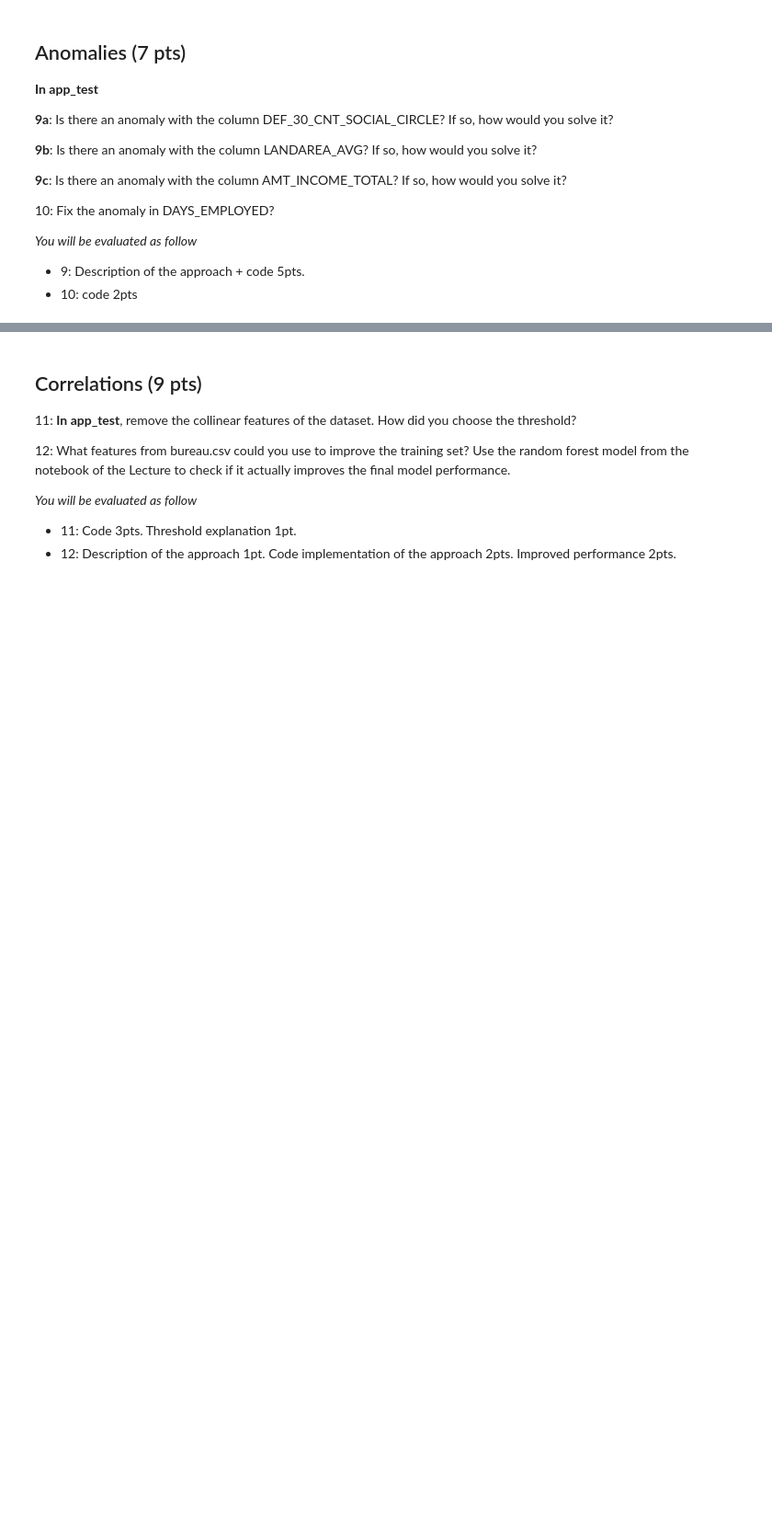
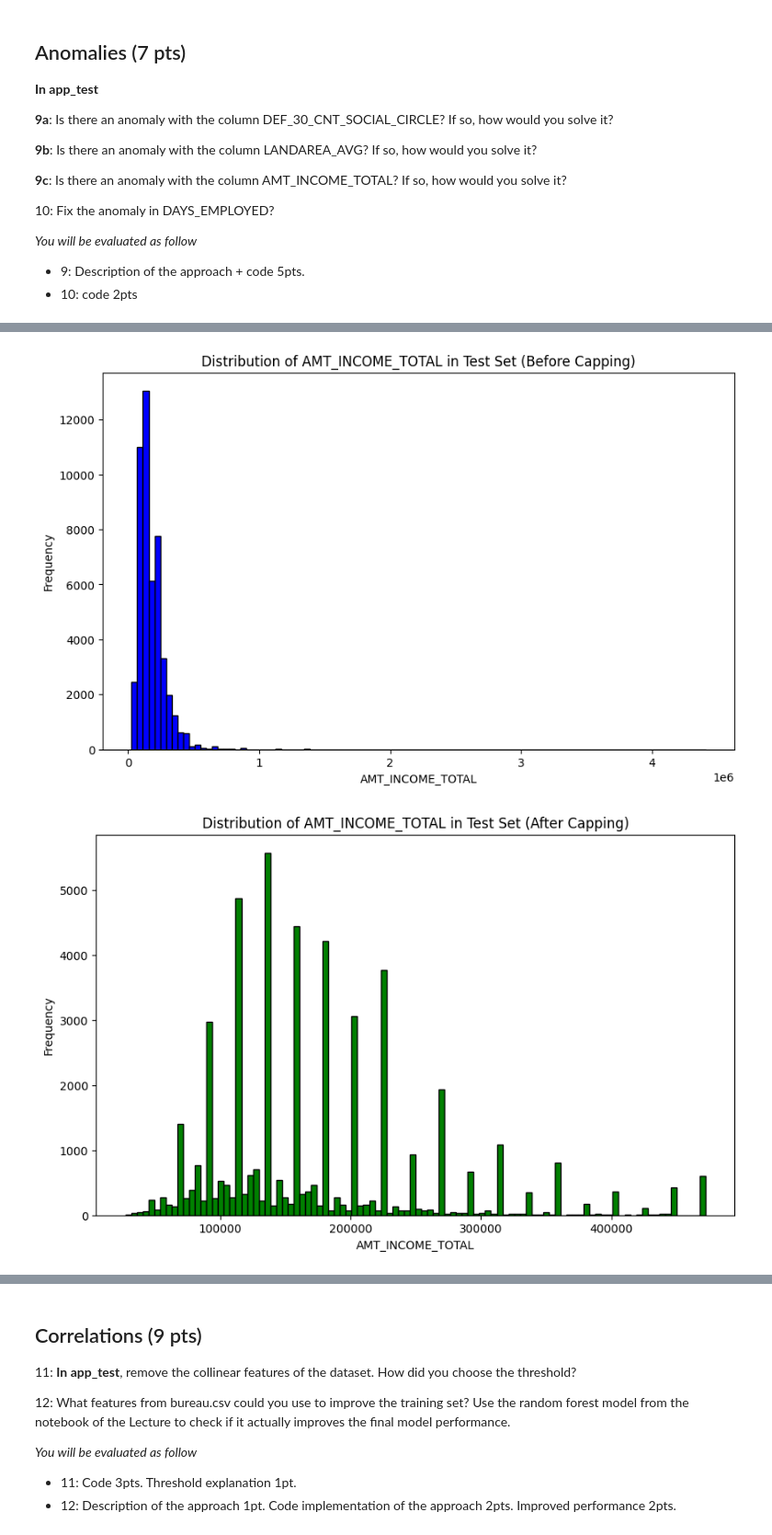
Before and after one commit to mina-naseh/applied-ml-mids-2024, a Jupyter notebook: Project_Part_1.ipynb, the cells around one changed output, grey strips where cells are left out. Shown: that part at 92% size. Saved outputs shown, nothing was run; the diff lists cells and outputs as text; code cells hidden in the pictures; blank space fills up the shorter version.

```diff
--- a/Project_Part_1.ipynb
+++ b/Project_Part_1.ipynb
@@ -1005,0 +1101,8 @@ Categorical columns to encode: ['CREDIT_ACTIVE', 'CREDIT_CURRENCY', 'CREDIT_TYPE
+# %%
+# Apply the same capping process to app_test_transformed based on the 99th percentile from app_train_transformed
+app_test_transformed['DEF_30_CNT_SOCIAL_CIRCLE'] = app_test_transformed['DEF_30_CNT_SOCIAL_CIRCLE'].apply(
+    lambda x: def_30_threshold if x > def_30_threshold else x
+)
+
+# Verify the changes in app_test_transformed by checking the description
+app_test_transformed['DEF_30_CNT_SOCIAL_CIRCLE'].describe()
@@ -1005,0 +1175,24 @@ Categorical columns to encode: ['CREDIT_ACTIVE', 'CREDIT_CURRENCY', 'CREDIT_TYPE
+# %%
+# Plot a histogram of AMT_INCOME_TOTAL in the test set before capping
+plt.figure(figsize=(10, 6))
+plt.hist(app_test_transformed['AMT_INCOME_TOTAL'], bins=100, color='blue', edgecolor='black')
+plt.title('Distribution of AMT_INCOME_TOTAL in Test Set (Before Capping)')
+plt.xlabel('AMT_INCOME_TOTAL')
+plt.ylabel('Frequency')
+plt.show()
+
+# Apply the same capping process to the test set based on the 99th percentile from the training set
+app_test_transformed['AMT_INCOME_TOTAL'] = app_test_transformed['AMT_INCOME_TOTAL'].apply(
+    lambda x: income_99th_percentile if x > income_99th_percentile else x
+)
+
+# Plot a histogram of AMT_INCOME_TOTAL in the test set after capping
+plt.figure(figsize=(10, 6))
+plt.hist(app_test_transformed['AMT_INCOME_TOTAL'], bins=100, color='green', edgecolor='black')
+plt.title('Distribution of AMT_INCOME_TOTAL in Test Set (After Capping)')
+plt.xlabel('AMT_INCOME_TOTAL')
+plt.ylabel('Frequency')
+plt.show()
+# %% [output]
+[figure, added]
+[figure, added]
```
Also changed, not shown: parts of 32 cells of this notebook.
